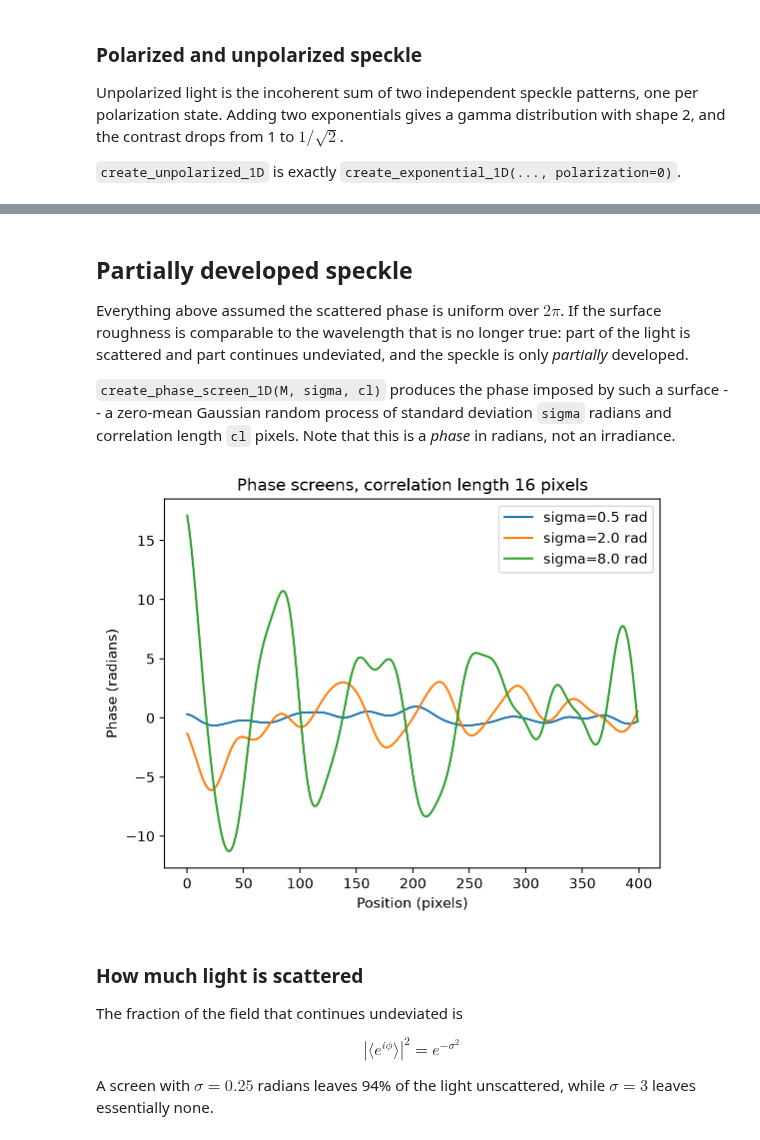
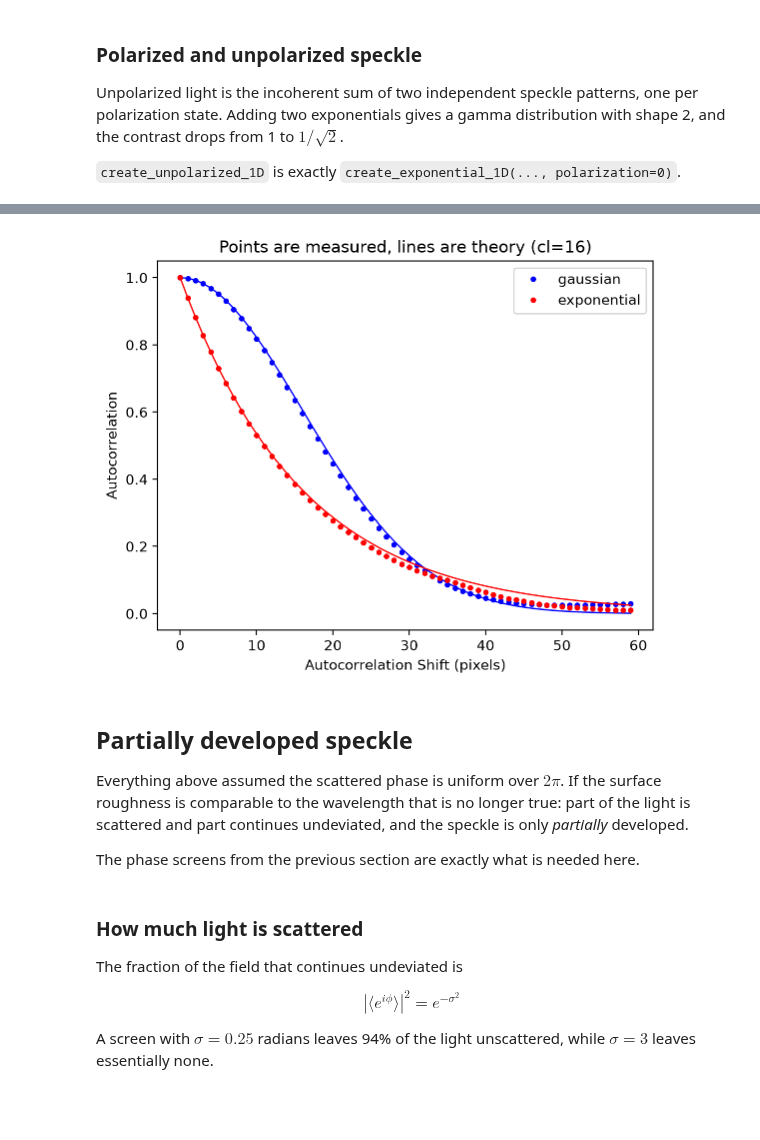
Before and after one commit to scottprahl/pyspeckle, a Jupyter notebook: docs/1D-Speckle.ipynb, the cells around one changed output, grey strips where cells are left out. Drawn from its saved outputs; the diff is of its cells as text; code cells hidden in the pictures; blank space fills up the shorter version.

```diff
--- a/docs/1D-Speckle.ipynb
+++ b/docs/1D-Speckle.ipynb
@@ -159,3 +274,23 @@ plt.show()
+# %%
+M, cl = 32768, 16
+lag = np.arange(60)
+
+for shape, theory, colour in [
+    ("gaussian", np.exp(-0.5 * (lag / cl) ** 2), "blue"),
+    ("exponential", np.exp(-lag / cl), "red"),
+]:
+    screen = pyspeckle.create_phase_screen_1D(M, 1.0, cl, shape=shape)
+    ac = pyspeckle.autocorrelation(screen)
+    plt.plot(lag, ac[: len(lag)], "o", color=colour, markersize=3, label=shape)
+    plt.plot(lag, theory, "-", color=colour, lw=1)
+
+plt.xlabel("Autocorrelation Shift (pixels)")
+plt.ylabel("Autocorrelation")
+plt.title("Points are measured, lines are theory (cl=%d)" % cl)
+plt.legend()
+plt.show()
+# %% [output]
+[figure, added]
 # %% [markdown]
 ## Partially developed speckle
 
@@ -164,24 +299,7 @@ surface roughness is comparable to the wavelength that is no longer true: part
 of the light is scattered and part continues undeviated, and the speckle is
 only *partially* developed.
 
-`create_phase_screen_1D(M, sigma, cl)` produces the phase imposed by such a
-surface -- a zero-mean Gaussian random process of standard deviation `sigma`
-radians and correlation length `cl` pixels.  Note that this is a *phase* in
-radians, not an irradiance.
+The phase screens from the previous section are exactly what is needed here.
-# %%
-M, cl = 2048, 16
-
-for sigma in [0.5, 2.0, 8.0]:
-    screen = pyspeckle.create_phase_screen_1D(M, sigma, cl)
-    plt.plot(screen[:400], label="sigma=%.1f rad" % sigma)
-
-plt.xlabel("Position (pixels)")
-plt.ylabel("Phase (radians)")
-plt.title("Phase screens, correlation length %d pixels" % cl)
-plt.legend()
-plt.show()
-# %% [output]
-[figure, removed]
 # %% [markdown]
 ### How much light is scattered
 
```
Also changed, not shown: parts of 15 cells of this notebook, 10 other files.
